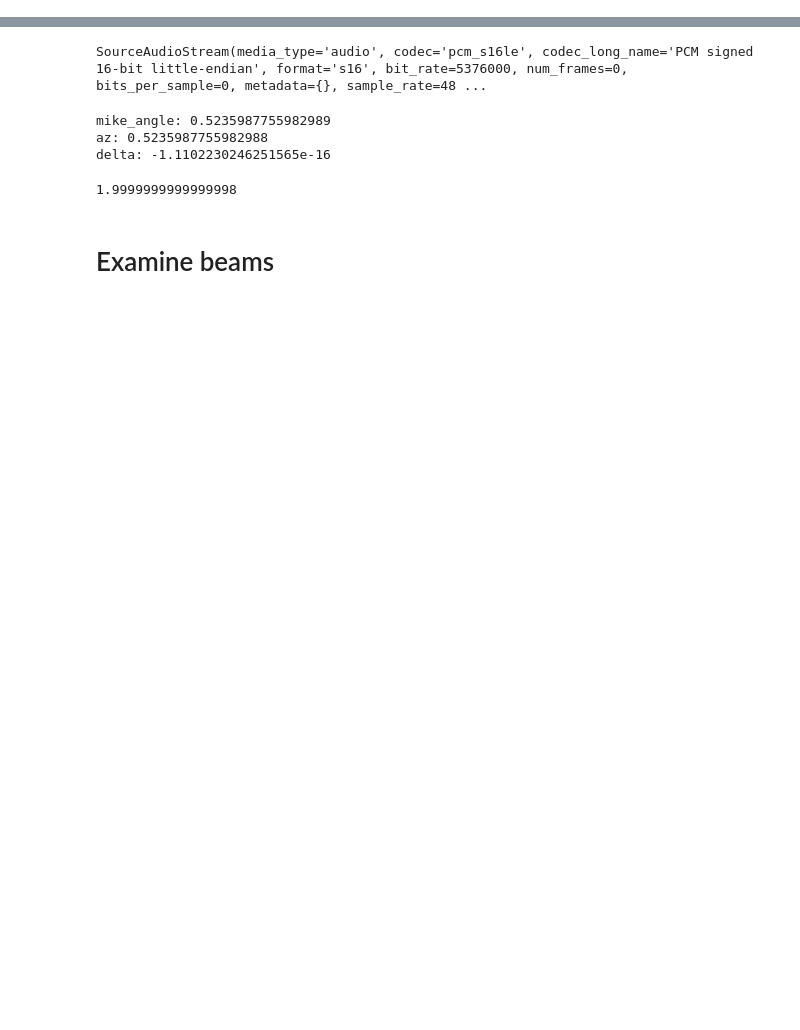
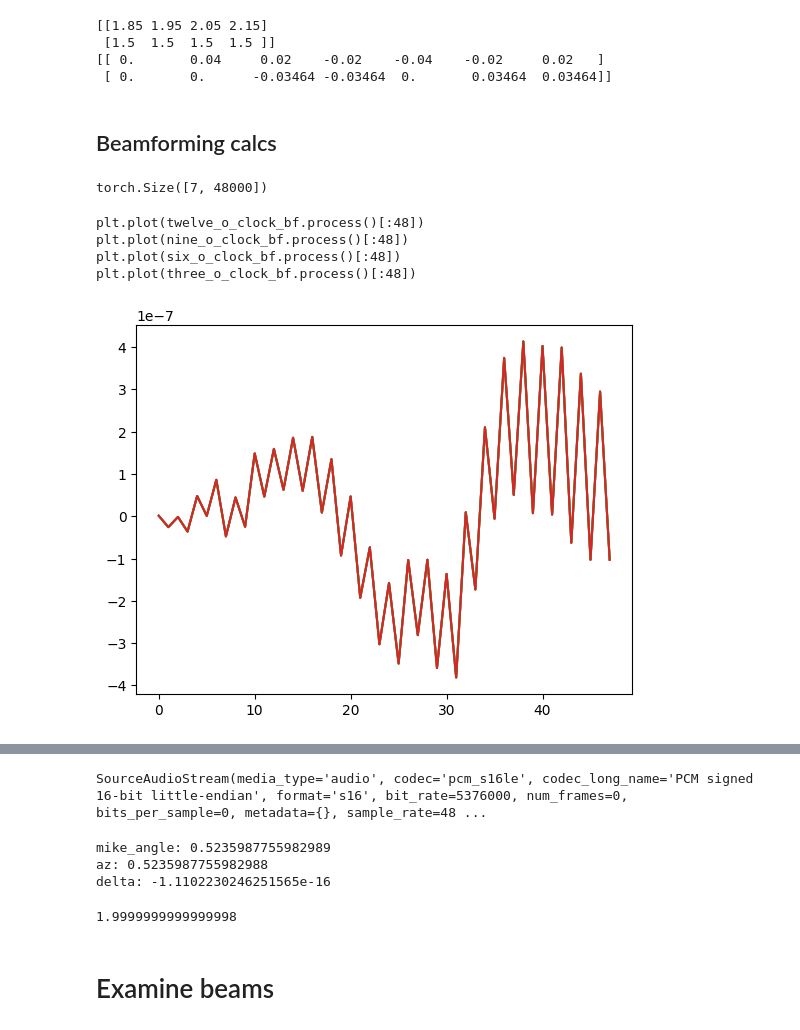
Before and after one commit to roboav8r/GrACIAS, a Jupyter notebook: audio_dev.ipynb, the cells around one changed output, grey strips where cells are left out. Cells and saved outputs as stored; diff of their text form; code cells hidden in the pictures; blank space fills up the shorter version.

Commit message:
Push laptop contents (audio dev notebook, pyroomaudio)

```diff
--- a/audio_dev.ipynb
+++ b/audio_dev.ipynb
@@ -0,0 +10,79 @@
+# %%
+# Create the array
+R = pra.linear_2D_array([2, 1.5], 4, 0, 0.1)
+print(R)
+
+kinect_R = np.array([[0.0, 0.04, 0.02, -0.02, -0.04, -0.02, 0.02],
+            [0.0, 0.0, -0.03464, -0.03464, 0.0, 0.03464, 0.03464]])
+
+print(kinect_R)
+# %% [output]
+[[1.85 1.95 2.05 2.15]
+ [1.5  1.5  1.5  1.5 ]]
+[[ 0.       0.04     0.02    -0.02    -0.04    -0.02     0.02   ]
+ [ 0.       0.      -0.03464 -0.03464  0.       0.03464  0.03464]]
+# %% [markdown]
+## Beamforming calcs
+# %%
+# Load signal data from mike array
+signals = torch.load('../../frame_data_recovered.pt')
+print(signals.T.shape)
+
+# compute STFT
+nfft=256
+fs=48000
+c=343.0
+freq_bins = np.arange(15, 300)  # FFT bins to use for estimation
+Lg_t = 0.100                # filter size in seconds
+Lg = np.ceil(Lg_t*fs)       # in samples
+
+
+mics = pra.Beamformer(kinect_R, fs, N=nfft, Lg=Lg)
+# %% [output]
+torch.Size([7, 48000])
+# %%
+sources = {'twelve_o_clock': {'az': 0.},
+# 'eleven_o_clock': {'az': 30.},
+# 'ten_o_clock': {'az': 60.},
+'nine_o_clock': {'az': 90.},
+# 'eight_o_clock': {'az': 120.},
+# 'seven_o_clock': {'az': 150.},
+'six_o_clock': {'az': 180.},
+# 'five_o_clock': {'az': 210.},
+# 'four_o_clock': {'az': 240.},
+'three_o_clock': {'az': 270.}} #,
+# 'two_o_clock': {'az': 300.},
+# 'one_o_clock': {'az': 330.}}
+
+mics.record(signals.T,fs)
+
+for src in sources.keys():
+    exec(src+ "_bf = mics")
+    exec(src+ "_bf.far_field_weights(" + str(sources[src]['az']) + "*np.pi/180)")
+
+# laptop_src = pra.soundsource.SoundSource(position=[-.5,-1])
+# front_src = pra.soundsource.SoundSource(position=[.1,0])
+plt.figure()
+for bf in sources.keys():
+    bf += "_bf"
+    print("plt.plot(" + bf + ".process()[:48])")
+    exec("plt.plot(" + bf + ".process()[:48])")
+
+
+
+# mics.far_field_weights(240*np.pi/180)
+# mics.rake_delay_and_sum_weights(laptop_src)
+
+
+
+# proc = mics.process()
+# mics.plot()
+
+# # IPython.display.Audio(data=signals.T[0,:],rate=fs)
+# IPython.display.Audio(data=proc, rate=fs)
+# %% [output]
+plt.plot(twelve_o_clock_bf.process()[:48])
+plt.plot(nine_o_clock_bf.process()[:48])
+plt.plot(six_o_clock_bf.process()[:48])
+plt.plot(three_o_clock_bf.process()[:48])
+[figure, added]
```
Also changed, not shown: parts of 10 cells of this notebook, 3 other files.
